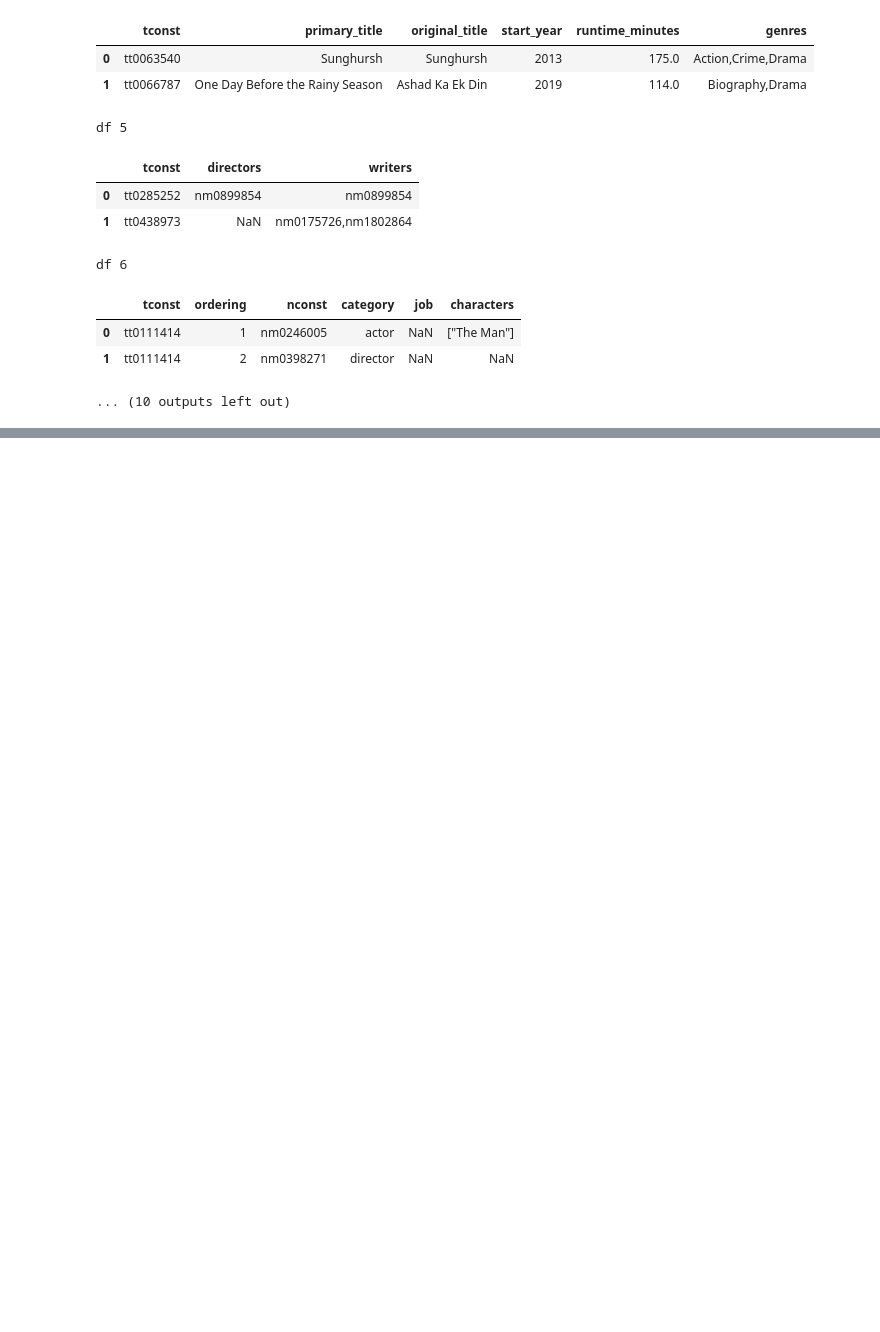
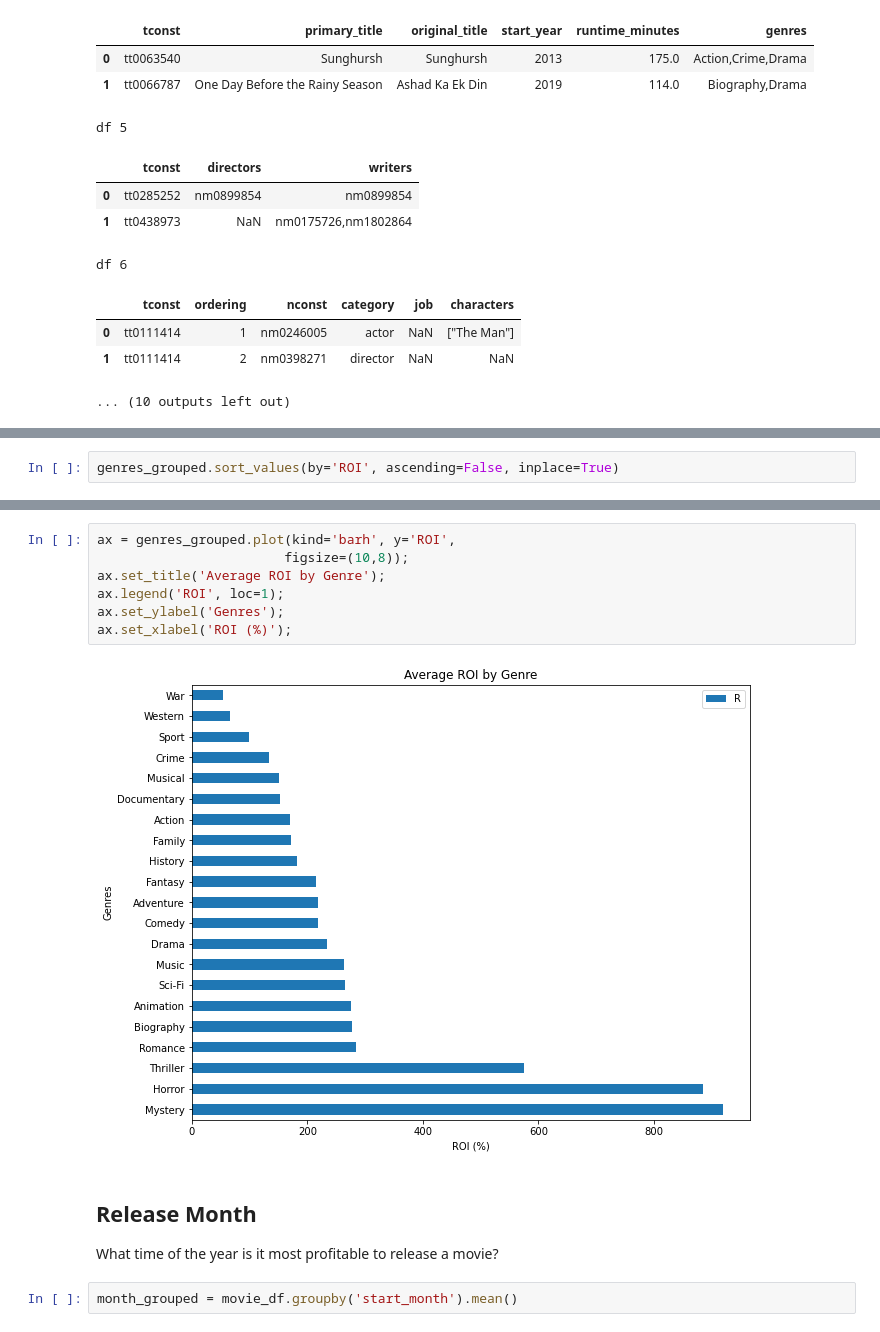
Before and after one commit to bentoler22/Flatiron_Phase_1_Project, a Jupyter notebook: student.ipynb, the cells around one changed output, grey strips where cells are left out. Saved outputs shown, nothing was run; the diff lists cells and outputs as text; blank space fills up the shorter version.

```diff
--- a/student.ipynb
+++ b/student.ipynb
@@ -516,0 +370,2 @@ total_movie_df.production_budget.corr(total_movie_df.ROI)
+# %%
+genres_grouped.sort_values(by='ROI', ascending=False, inplace=True)
@@ -516,0 +382,14 @@ total_movie_df.production_budget.corr(total_movie_df.ROI)
+# %%
+ax = genres_grouped.plot(kind='barh', y='ROI',
+                        figsize=(10,8));
+ax.set_title('Average ROI by Genre');
+ax.legend('ROI', loc=1);
+ax.set_ylabel('Genres');
+ax.set_xlabel('ROI (%)');
+# %% [output]
+[figure, added]
+# %% [markdown]
+## Release Month
+What time of the year is it most profitable to release a movie?
+# %%
+month_grouped = movie_df.groupby('start_month').mean()
```
Also changed, not shown: parts of 124 cells of this notebook.
